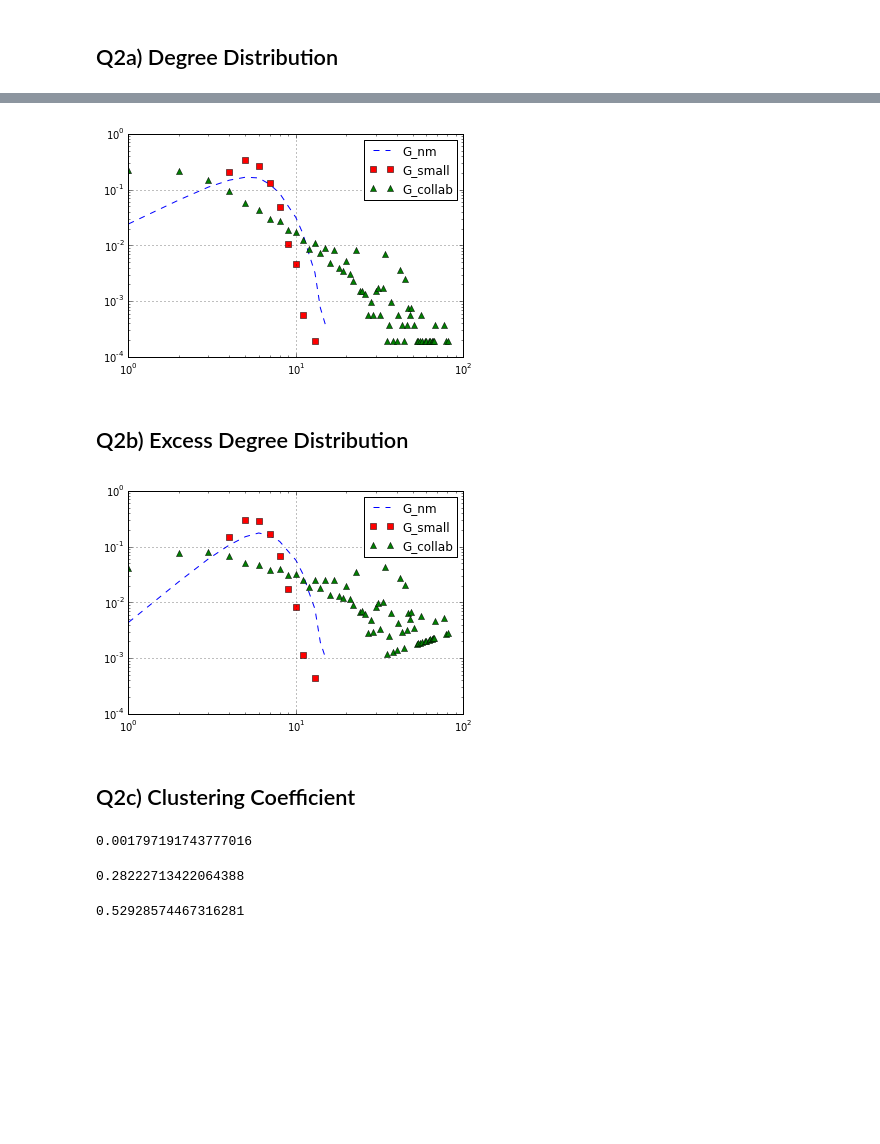
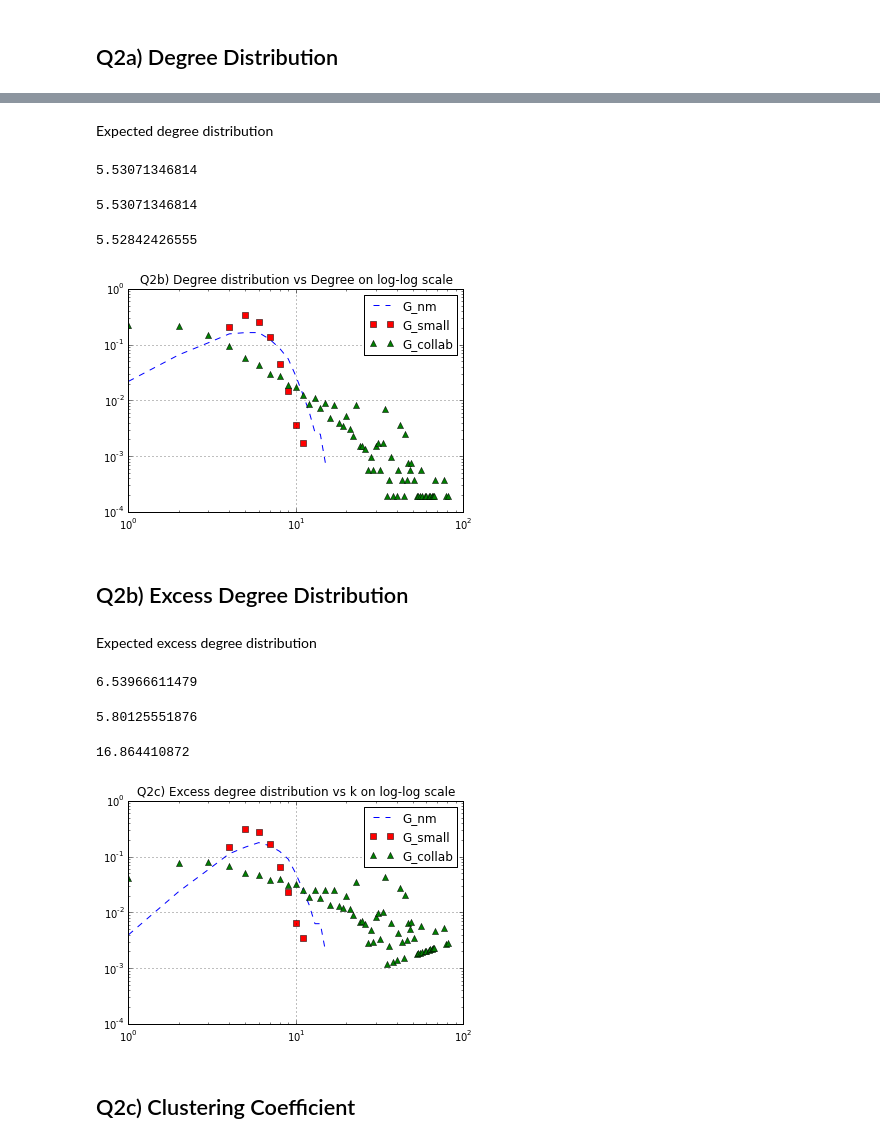
Before and after one commit to plusbzz/cs224w-hw1, a Jupyter notebook: Q2/HW1_Q2.ipynb, the cells around one changed output, grey strips where cells are left out. Drawn from its saved outputs; the diff is of its cells as text; code cells hidden in the pictures; blank space fills up the shorter version.

```diff
--- a/Q2/HW1_Q2.ipynb
+++ b/Q2/HW1_Q2.ipynb
@@ -69,13 +65,28 @@ x = range(1,max_deg+1)
 y_nm = [dist_nm[d] for d in xrange(1,max_deg+1)]
 y_small = [dist_small[d] for d in xrange(1,max_deg+1)]
 y_ext = [dist_ext[d] for d in xrange(1,max_deg+1)]
+# %% [markdown]
+Expected degree distribution
+# %%
+print sum([a*b for a,b in zip(x,y_nm)])
+# %% [output]
+5.53071346814
+# %%
+print sum([a*b for a,b in zip(x,y_small)])
+# %% [output]
+5.53071346814
+# %%
+print sum([a*b for a,b in zip(x,y_ext)])
+# %% [output]
+5.52842426555
 # %%
 fig = plt.Figure()
 p = plt.loglog(x,y_nm,'b--',x,y_small,'rs',x,y_ext,'g^')
 plt.grid()
+plt.title("Q2b) Degree distribution vs Degree on log-log scale")
 l = plt.legend(p, ("G_nm","G_small","G_collab"))
 # %% [output]
-[figure, old version]
+[figure, new version]
 # %% [markdown]
 ## Q2b) Excess Degree Distribution
 # %%
@@ -103,13 +114,28 @@ x = range(1,max_ex_deg+1)
 y_nm = [ex_dist_nm[d] for d in xrange(1,max_ex_deg+1)]
 y_small = [ex_dist_small[d] for d in xrange(1,max_ex_deg+1)]
 y_ext = [ex_dist_ext[d] for d in xrange(1,max_ex_deg+1)]
+# %% [markdown]
+Expected excess degree distribution
+# %%
+print sum([a*b for a,b in zip(x,y_nm)])
+# %% [output]
+6.53966611479
+# %%
+print sum([a*b for a,b in zip(x,y_small)])
+# %% [output]
+5.80125551876
+# %%
+print sum([a*b for a,b in zip(x,y_ext)])
+# %% [output]
+16.864410872
 # %%
 fig = plt.Figure()
 p = plt.loglog(x,y_nm,'b--',x,y_small,'rs',x,y_ext,'g^')
 plt.grid()
+plt.title("Q2c) Excess degree distribution vs k on log-log scale")
 l = plt.legend(p, ("G_nm","G_small","G_collab"))
 # %% [output]
-[figure, old version]
+[figure, new version]
 # %% [markdown]
 ## Q2c) Clustering Coefficient
 # %%
@@ -128,15 +154,3 @@ def clust_coeff(graph):
         coeffs.append((2.0*ctr)/(k*(k-1)) if k > 1 else 0)
 
     return mean(coeffs)
-# %%
-clust_coeff(g_nm)
-# %% [output]
-0.001797191743777016
-# %%
-clust_coeff(g_small)
-# %% [output]
-0.28222713422064388
-# %%
-clust_coeff(g_ext)
-# %% [output]
-0.52928574467316281
```
Also changed, not shown: parts of 4 cells of this notebook, 2 other files.
